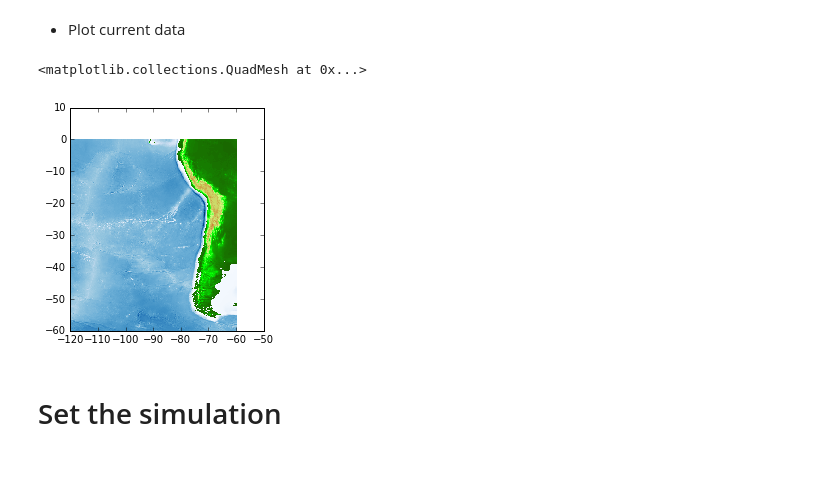
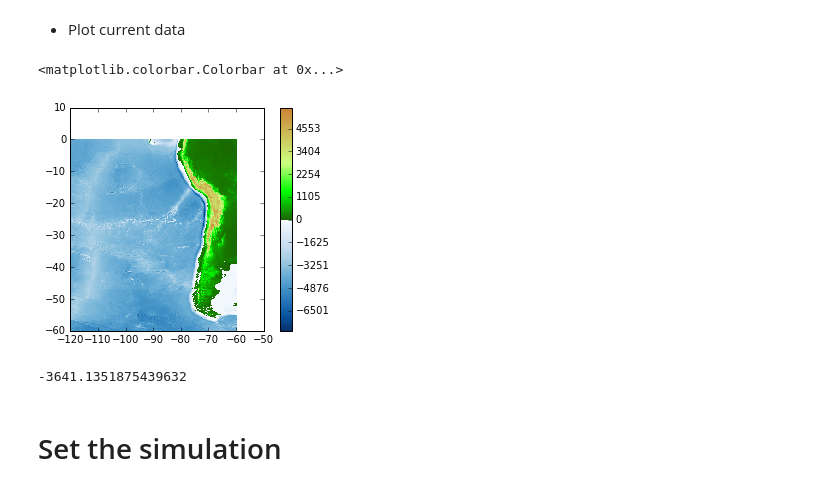
Before and after one commit to jgalazm/tsunamilab, a Jupyter notebook: ipynb/modelo_comcot_lineal2d_sinbordemovil_esfericas.ipynb, the cells around one changed output. Drawn from its saved outputs; the diff is of its cells as text; code cells hidden in the pictures.

```diff
--- a/ipynb/modelo_comcot_lineal2d_sinbordemovil_esfericas.ipynb
+++ b/ipynb/modelo_comcot_lineal2d_sinbordemovil_esfericas.ipynb
@@ -65,12 +260,17 @@ cmap, norm = colormaps.add_colormaps((land_cmap, sea_cmap),
 # %%
 f = plt.figure()
 ax = f.add_subplot(111)
 ax.set_aspect(1.0 / np.cos(np.pi / 180.0 * mean_lat))
 plt.pcolormesh(topo2.X, topo2.Y, topo2.Z, norm=norm,cmap=cmap)
+plt.colorbar()
 # plt.axis('equal')
 # %% [output]
-<matplotlib.collections.QuadMesh at 0x...>
+<matplotlib.colorbar.Colorbar at 0x...>
-[figure, old version]
+[figure, new version]
+# %%
+np.mean(topo2.Z[np.where(topo2.Z<0)])
+# %% [output]
+-3641.1351875439632
 # %% [markdown]
 # Set the simulation
 # %% [markdown]
```
Also changed, not shown: parts of 18 cells of this notebook, 2 other files.
